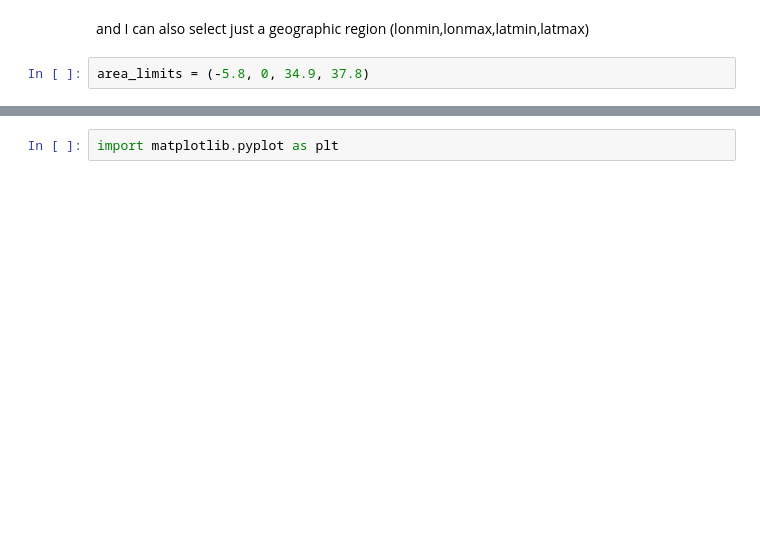
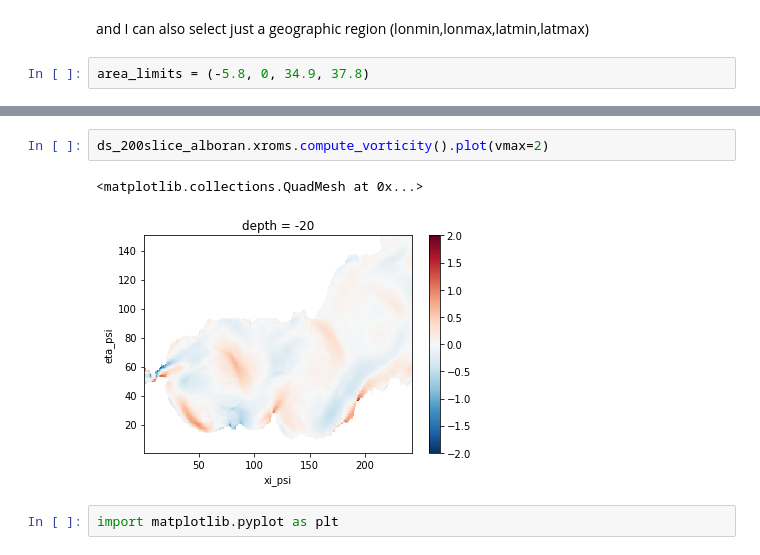
Before and after one commit to ecutolo/xroms, a Jupyter notebook: xroms_example1.ipynb, the cells around one changed output, grey strips where cells are left out. Cells and saved outputs as stored; diff of their text form; blank space fills up the shorter version.

```diff
--- a/xroms_example1.ipynb
+++ b/xroms_example1.ipynb
@@ -89,2 +52,7 @@ If I want to make a streamplot I can easily move <i>u</i> and <i>v</i> both to t
+# %%
+ds_200slice_alboran.xroms.compute_vorticity().plot(vmax=2)
+# %% [output]
+<matplotlib.collections.QuadMesh at 0x...>
+[figure, added]
 # %%
 import matplotlib.pyplot as plt
```
Also changed, not shown: parts of 11 cells of this notebook, 1 other file.
